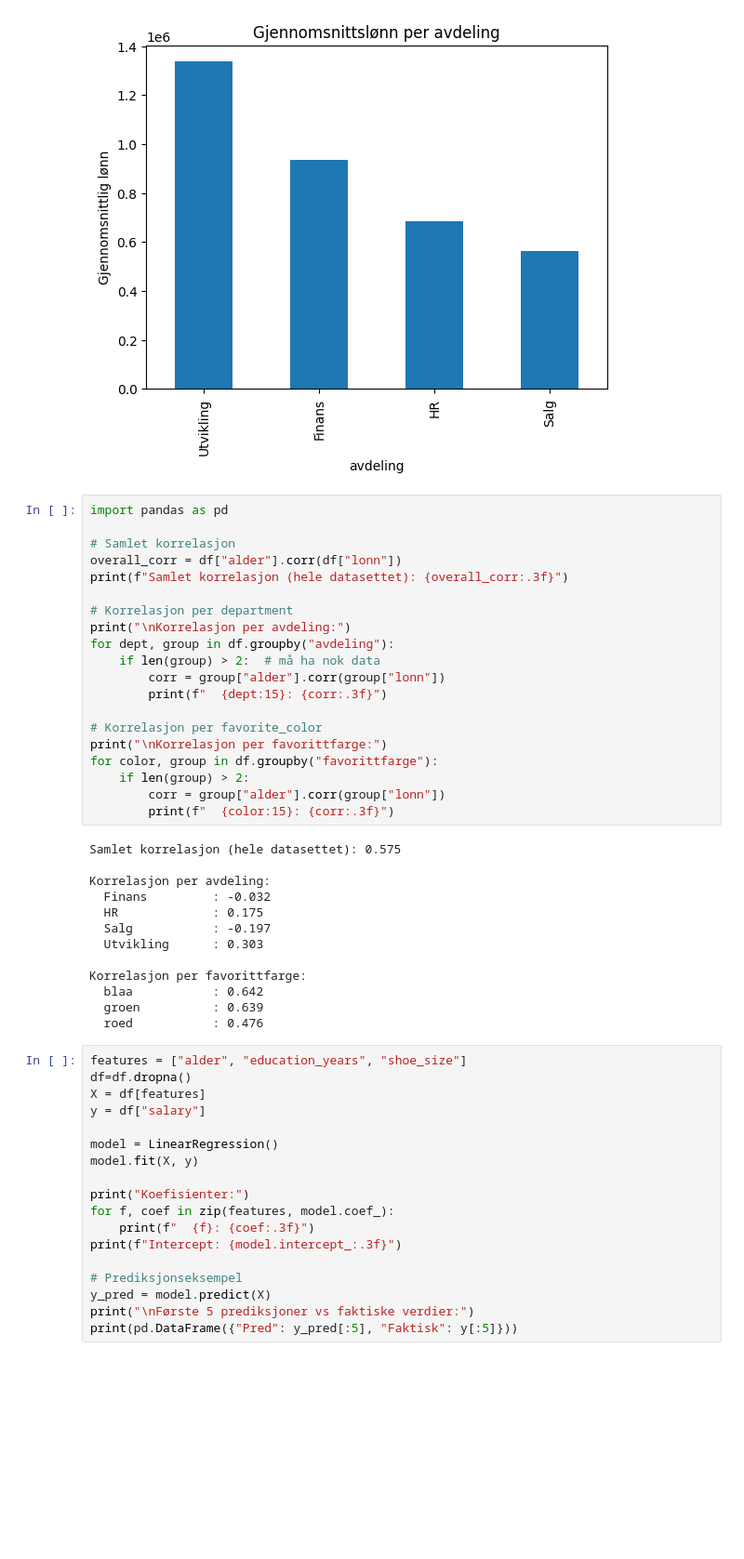
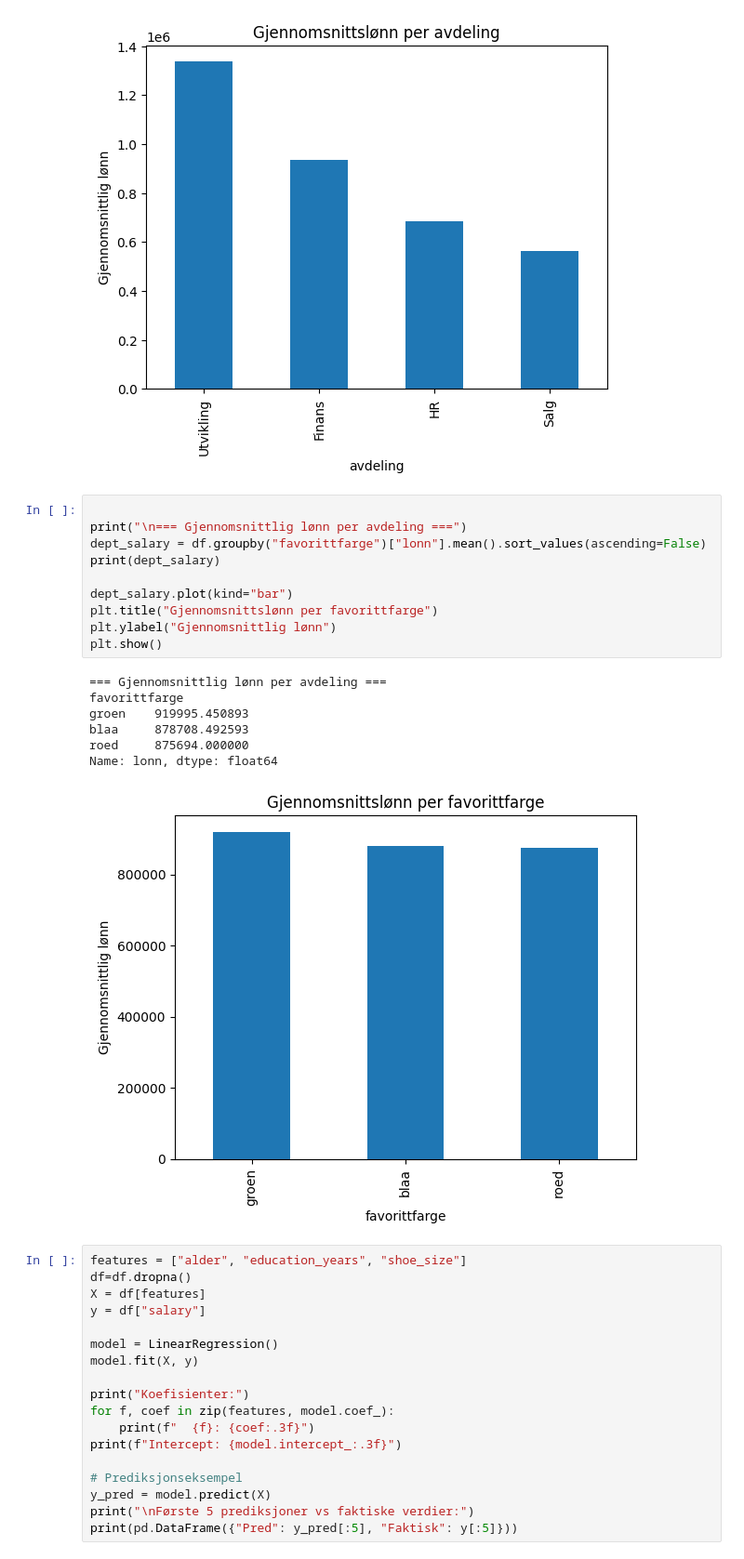
Before and after one commit to jensmorten/data-detektiv_kodekveld, a Jupyter notebook: notebooks/LF.ipynb, the cells around one changed output. Shown at 93% size. Saved outputs shown, nothing was run; the diff lists cells and outputs as text; blank space fills up the shorter version.

```diff
--- a/notebooks/LF.ipynb
+++ b/notebooks/LF.ipynb
@@ -113,38 +113,23 @@ Salg         5.626173e+05
 Name: lonn, dtype: float64
 [figure]
 # %%
-import pandas as pd
 
-# Samlet korrelasjon
-overall_corr = df["alder"].corr(df["lonn"])
-print(f"Samlet korrelasjon (hele datasettet): {overall_corr:.3f}")
+print("\n=== Gjennomsnittlig lønn per avdeling ===")
+dept_salary = df.groupby("favorittfarge")["lonn"].mean().sort_values(ascending=False)
+print(dept_salary)
 
-# Korrelasjon per department
-print("\nKorrelasjon per avdeling:")
-for dept, group in df.groupby("avdeling"):
-    if len(group) > 2:  # må ha nok data
-        corr = group["alder"].corr(group["lonn"])
-        print(f"  {dept:15}: {corr:.3f}")
-
-# Korrelasjon per favorite_color
-print("\nKorrelasjon per favorittfarge:")
-for color, group in df.groupby("favorittfarge"):
-    if len(group) > 2:
-        corr = group["alder"].corr(group["lonn"])
-        print(f"  {color:15}: {corr:.3f}")
+dept_salary.plot(kind="bar")
+plt.title("Gjennomsnittslønn per favorittfarge")
+plt.ylabel("Gjennomsnittlig lønn")
+plt.show()
 # %% [output]
-Samlet korrelasjon (hele datasettet): 0.575
-
-Korrelasjon per avdeling:
-  Finans         : -0.032
-  HR             : 0.175
-  Salg           : -0.197
-  Utvikling      : 0.303
-
-Korrelasjon per favorittfarge:
-  blaa           : 0.642
-  groen          : 0.639
-  roed           : 0.476
+=== Gjennomsnittlig lønn per avdeling ===
+favorittfarge
+groen    919995.450893
+blaa     878708.492593
+roed     875694.000000
+Name: lonn, dtype: float64
+[figure, added]
 # %%
 features = ["alder", "education_years", "shoe_size"]
 df=df.dropna()
```
